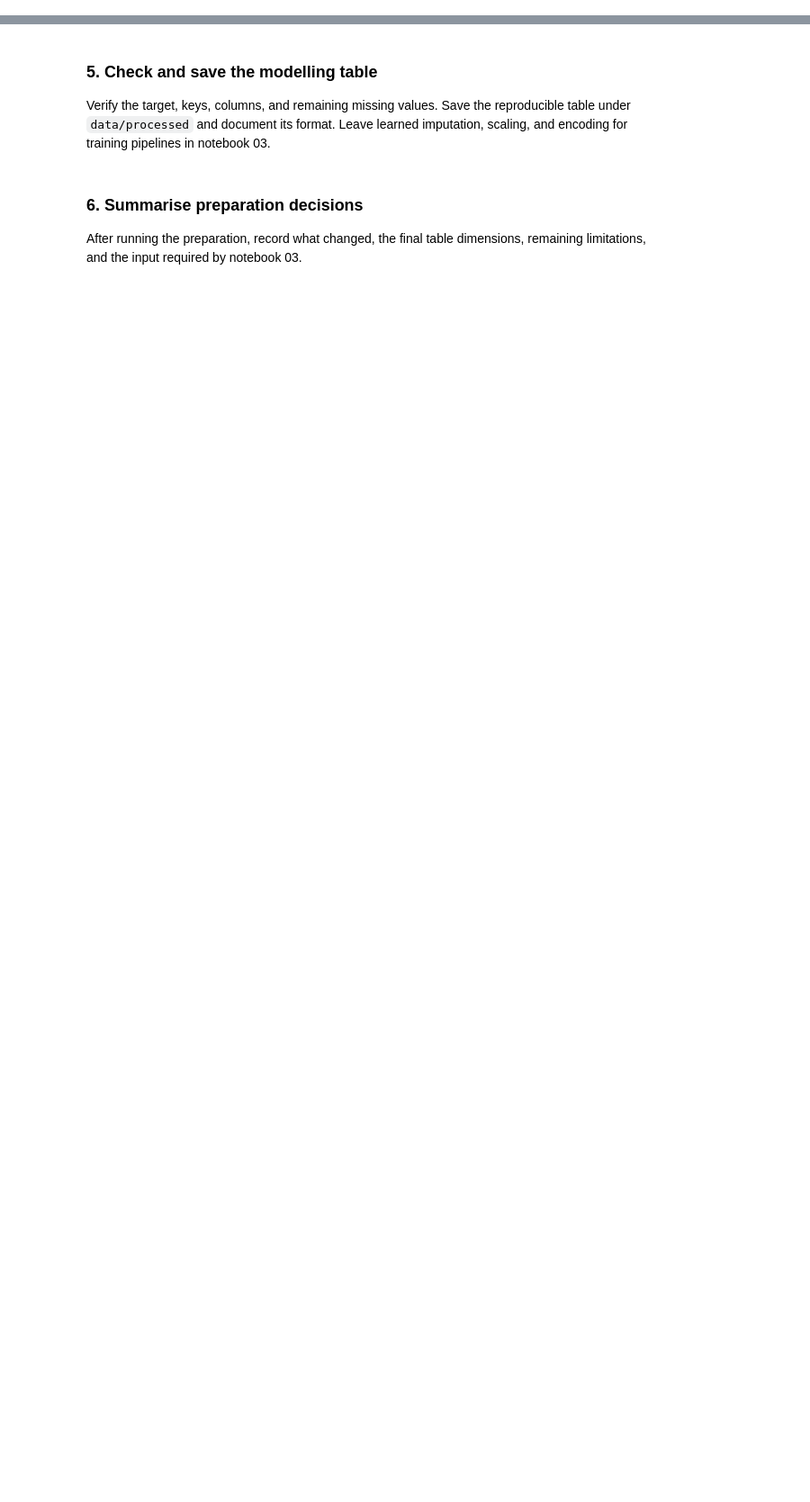
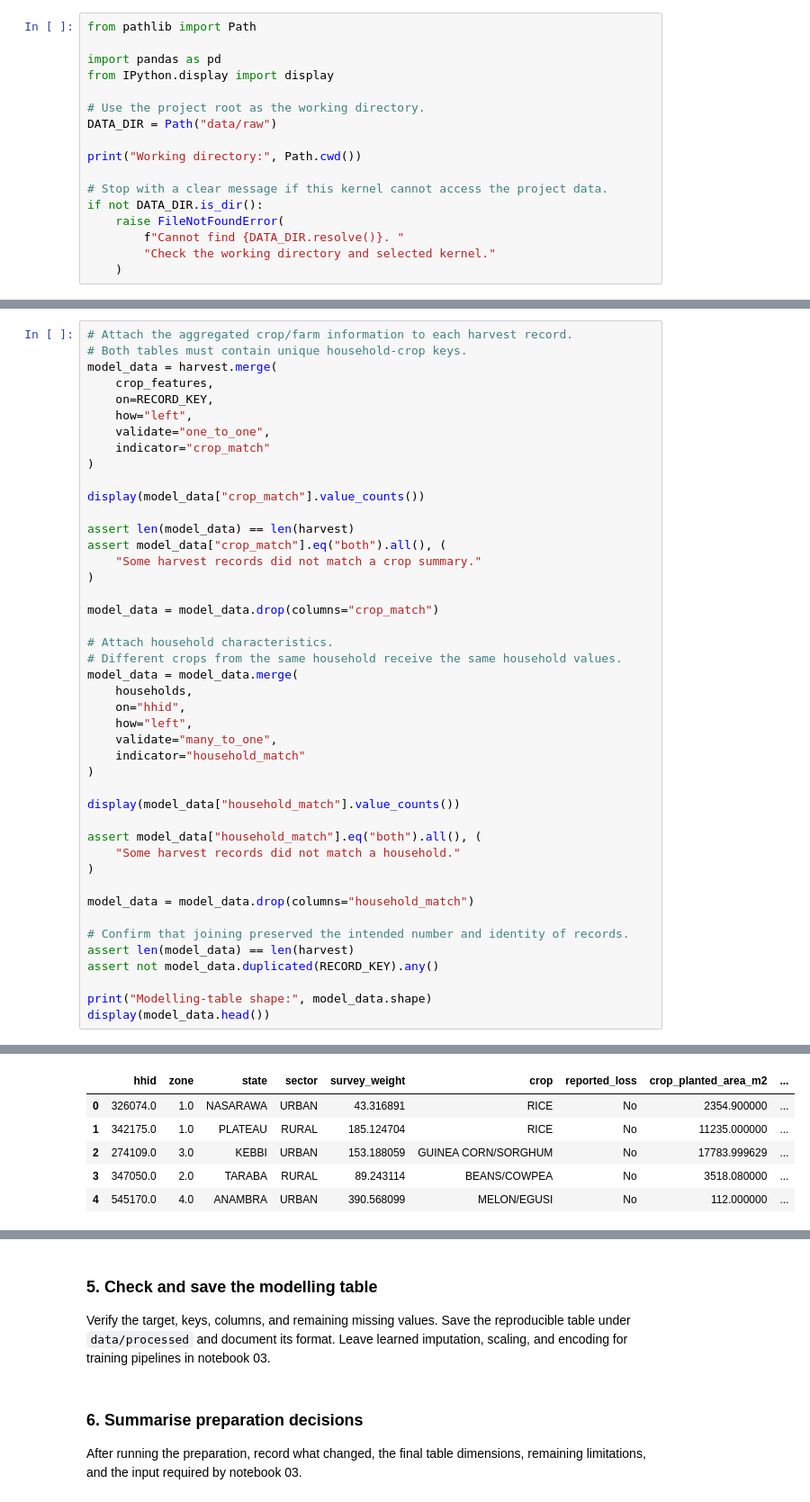
Before and after one commit to Chizycodes/nass-harvest-loss-prediction, a Jupyter notebook: notebooks/02_data_preparation.ipynb, the cells around one changed output, grey strips where cells are left out. Shown at 90% size. Cells and saved outputs as stored; diff of their text form; blank space fills up the shorter version.

Commit message:
step 4 of data prep

```diff
--- a/notebooks/02_data_preparation.ipynb
+++ b/notebooks/02_data_preparation.ipynb
@@ -10,0 +17,17 @@ Explain why each table is needed, load it from `data/raw`, and inspect its keys
+# %%
+from pathlib import Path
+
+import pandas as pd
+from IPython.display import display
+
+# Use the project root as the working directory.
+DATA_DIR = Path("data/raw")
+
+print("Working directory:", Path.cwd())
+
+# Stop with a clear message if this kernel cannot access the project data.
+if not DATA_DIR.is_dir():
+    raise FileNotFoundError(
+        f"Cannot find {DATA_DIR.resolve()}. "
+        "Check the working directory and selected kernel."
+    )
@@ -22,0 +508,45 @@ Prepare plot/crop information at household–crop level. Check key uniqueness, u
+# %%
+# Attach the aggregated crop/farm information to each harvest record.
+# Both tables must contain unique household-crop keys.
+model_data = harvest.merge(
+    crop_features,
+    on=RECORD_KEY,
+    how="left",
+    validate="one_to_one",
+    indicator="crop_match"
+)
+
+display(model_data["crop_match"].value_counts())
+
+assert len(model_data) == len(harvest)
+assert model_data["crop_match"].eq("both").all(), (
+    "Some harvest records did not match a crop summary."
+)
+
+model_data = model_data.drop(columns="crop_match")
+
+# Attach household characteristics.
+# Different crops from the same household receive the same household values.
+model_data = model_data.merge(
+    households,
+    on="hhid",
+    how="left",
+    validate="many_to_one",
+    indicator="household_match"
+)
+
+display(model_data["household_match"].value_counts())
+
+assert model_data["household_match"].eq("both").all(), (
+    "Some harvest records did not match a household."
+)
+
+model_data = model_data.drop(columns="household_match")
+
+# Confirm that joining preserved the intended number and identity of records.
+assert len(model_data) == len(harvest)
+assert not model_data.duplicated(RECORD_KEY).any()
+
+print("Modelling-table shape:", model_data.shape)
+display(model_data.head())
+# %% [output]
@@ -22,0 +564,6 @@ Prepare plot/crop information at household–crop level. Check key uniqueness, u
+|  | hhid | zone | state | sector | survey_weight | crop | reported_loss | crop_planted_area_m2 | ... |
+| 0 | 326074.0 | 1.0 | NASARAWA | URBAN | 43.316891 | RICE | No | 2354.900000 | ... |
+| 1 | 342175.0 | 1.0 | PLATEAU | RURAL | 185.124704 | RICE | No | 11235.000000 | ... |
+| 2 | 274109.0 | 3.0 | KEBBI | URBAN | 153.188059 | GUINEA CORN/SORGHUM | No | 17783.999629 | ... |
+| 3 | 347050.0 | 2.0 | TARABA | RURAL | 89.243114 | BEANS/COWPEA | No | 3518.080000 | ... |
+| 4 | 545170.0 | 4.0 | ANAMBRA | URBAN | 390.568099 | MELON/EGUSI | No | 112.000000 | ... |
```
Also changed, not shown: parts of 23 cells of this notebook, 1 other file.
